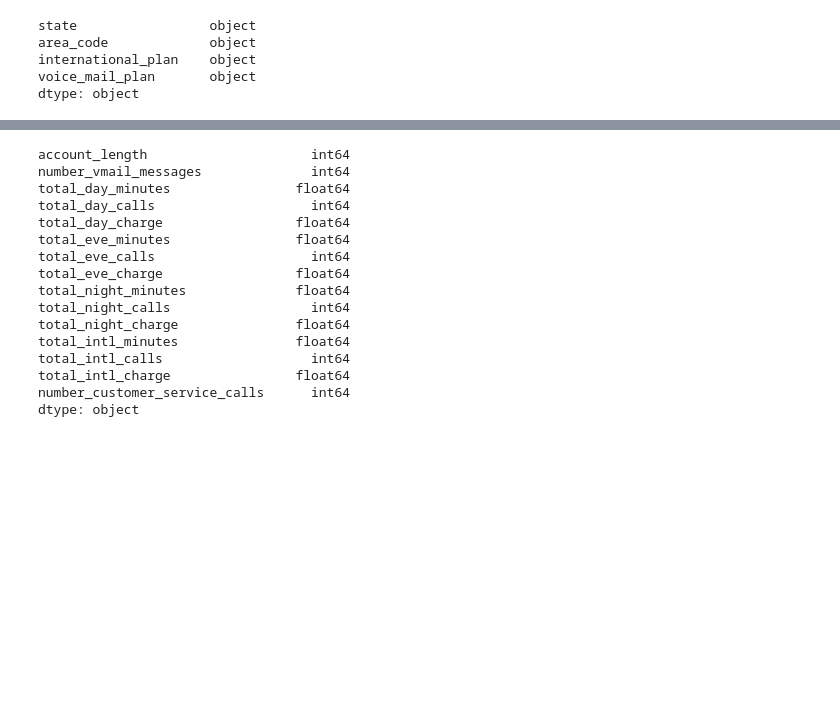
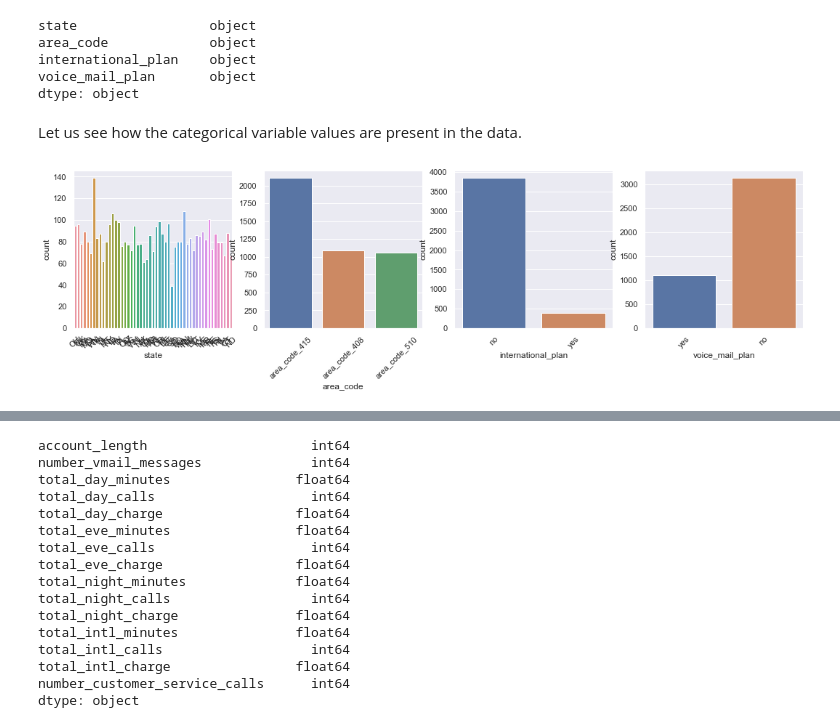
Before and after one commit to rahulkhandelwal396/Telco-Churn-Prediction, a Jupyter notebook: Telco Churn Prediction.ipynb, the cells around one changed output, grey strips where cells are left out. Saved outputs shown, nothing was run; the diff lists cells and outputs as text; code cells hidden in the pictures; blank space fills up the shorter version.

Commit message:
Added EDA plots.

```diff
--- a/Telco Churn Prediction.ipynb
+++ b/Telco Churn Prediction.ipynb
@@ -98,6 +98,16 @@ area_code             object
 international_plan    object
 voice_mail_plan       object
 dtype: object
+# %% [markdown]
+Let us see how the categorical variable values are present in the data.
+# %%
+fig, ax = plt.subplots(1, 4, figsize=(18, 4))
+for variable, subplot in zip(categoricalColumns, ax.flatten()):
+    sns.countplot(df_train[variable], ax=subplot)
+    for label in subplot.get_xticklabels():
+        label.set_rotation(45)
+# %% [output]
+[figure, added]
 # %%
 # Defining the numerical columns:
 
```
Also changed, not shown: parts of 5 cells of this notebook, 2 other files.
